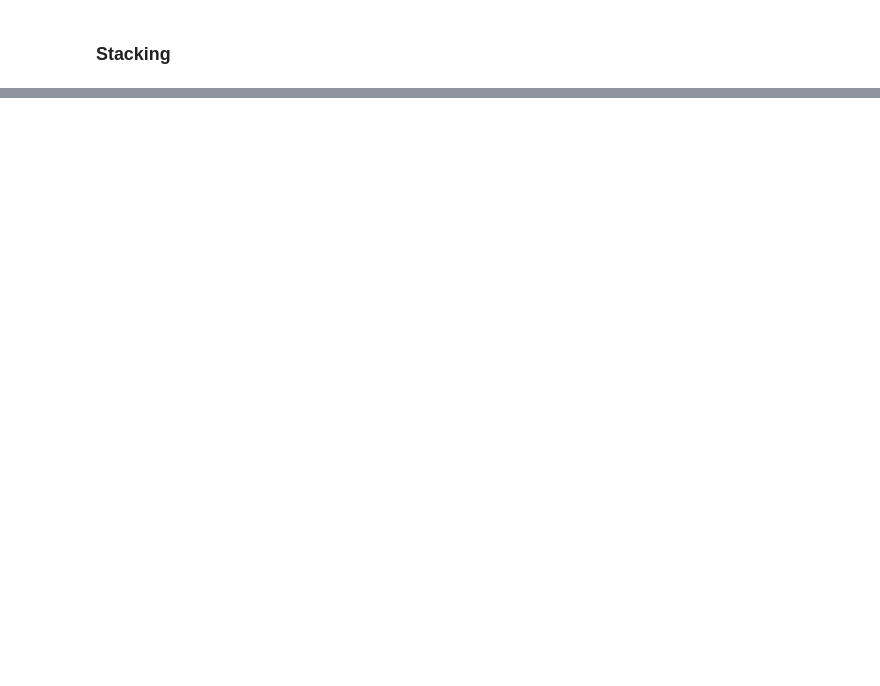
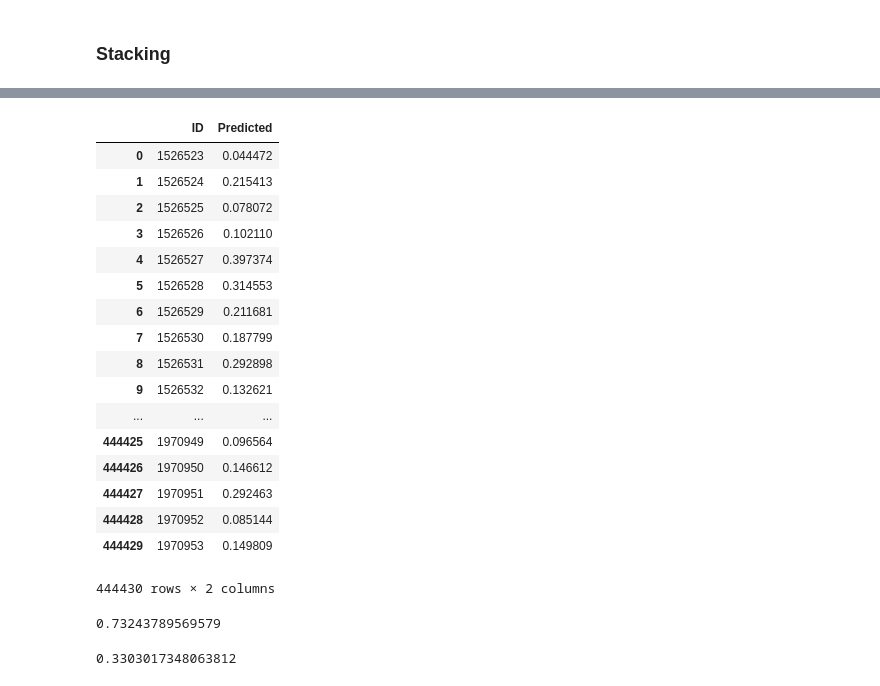
Before and after one commit to multivariate-no-overfitting/Final-PJ, a Jupyter notebook: Untitled.ipynb, the cells around one changed output, grey strips where cells are left out. Saved outputs shown, nothing was run; the diff lists cells and outputs as text; code cells hidden in the pictures; blank space fills up the shorter version.

```diff
--- a/Untitled.ipynb
+++ b/Untitled.ipynb
@@ -530,11 +641,0 @@ x_test_stack = np.concatenate((rf_oof_test,lgb_oof_test,ada_oof_test), axis=1)
-# %%
-from sklearn.linear_model import LogisticRegression
-param_grid = {'C': [0.001, 0.01, 0.05, 0.1, 1, 10, 100]}
-
-LR = LogisticRegression(class_weight = 'balanced',random_state = 123,solver = 'saga')
-grid = GridSearchCV(estimator=LR, param_grid=param_grid,cv = 3,verbose = 1,n_jobs = 24,scoring = 'roc_auc')
-grid.fit(x_train_stack,y)
-best_param = grid.best_params_
-
-LR = LogisticRegression(**best_param,class_weight = 'balanced',random_state = 123,n_jobs = 24,solver = 'saga')
-LR.fit(x_train_stack,y)
@@ -540,0 +647,3 @@ LR.fit(x_train_stack,y)
+# %%
+x_train_stack = np.concatenate((x_train_stack,nb_oof_train), axis=1)
+x_test_stack = np.concatenate((x_test_stack,nb_oof_test), axis=1)
@@ -540,0 +719,8 @@ LR.fit(x_train_stack,y)
+# %%
+LR = LogisticRegression(random_state=123,
+                        solver='saga',
+                        max_iter = 200,
+                        class_weight='balanced',
+                       C = 1)
+
+LR.fit(x_train_stack, y)
@@ -545,8 +786,37 @@ lgb = lgb_estimator.fit(X,y)
 # %%
-result = lgb.predict_proba(all_data_test)[:,1]
+# result = lgb.predict_proba(all_data_test)[:,1]
 # %%
 temp = pd.DataFrame(pd.read_csv('test.csv')['id'])
 temp['Predicted'] = result
 temp.columns = ['ID','Predicted']
 # %%
 temp.to_csv('result.csv',index = False)
+# %%
+temp
+# %% [output]
+|  | ID | Predicted |
+| 0 | 1526523 | 0.044472 |
+| 1 | 1526524 | 0.215413 |
+| 2 | 1526525 | 0.078072 |
+| 3 | 1526526 | 0.102110 |
+| 4 | 1526527 | 0.397374 |
+| 5 | 1526528 | 0.314553 |
+| 6 | 1526529 | 0.211681 |
+| 7 | 1526530 | 0.187799 |
+| 8 | 1526531 | 0.292898 |
+| 9 | 1526532 | 0.132621 |
+| ... | ... | ... |
+| 444425 | 1970949 | 0.096564 |
+| 444426 | 1970950 | 0.146612 |
+| 444427 | 1970951 | 0.292463 |
+| 444428 | 1970952 | 0.085144 |
+| 444429 | 1970953 | 0.149809 |
+444430 rows × 2 columns
+# %%
+grid.best_score_
+# %% [output]
+0.73243789569579
+# %%
+(temp.Predicted > 0.5).sum()/len(temp)
+# %% [output]
+0.3303017348063812
```
Also changed, not shown: parts of 56 cells of this notebook.
